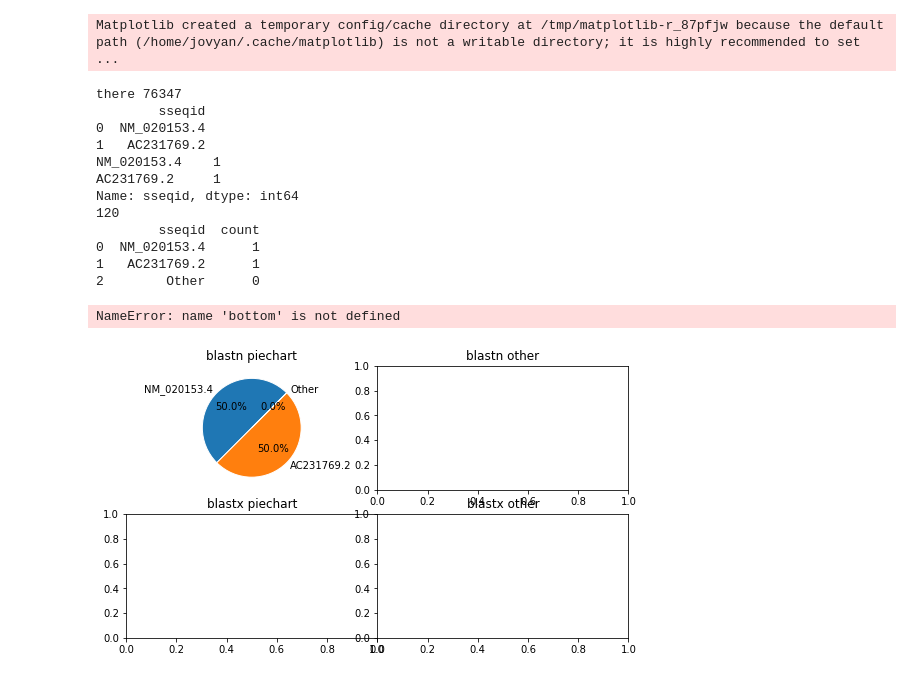
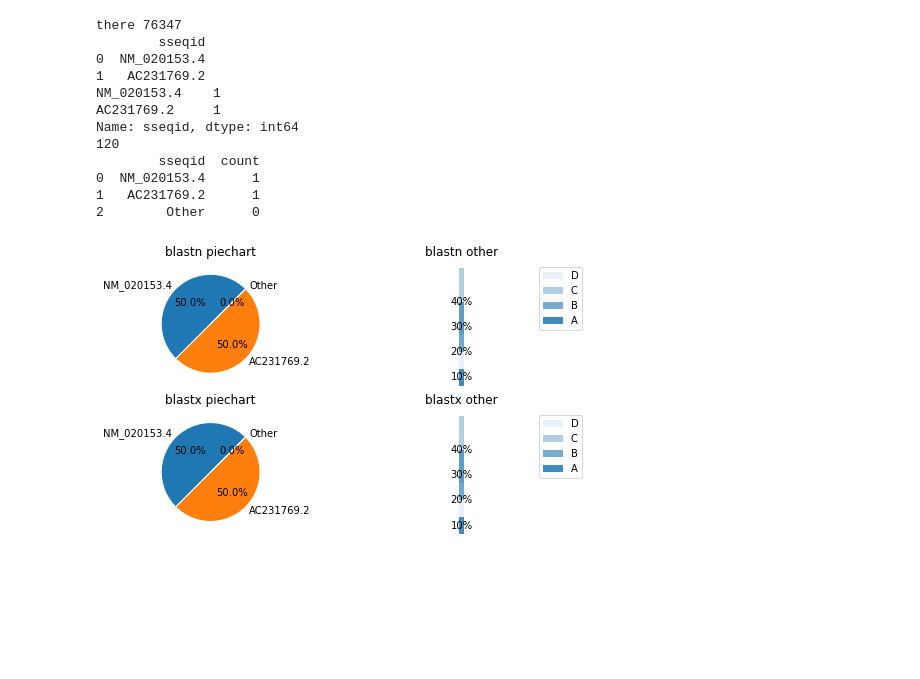
Before and after one commit to YeoLab/eclip-qc, a Jupyter notebook: jupyter_testing/unmap.ipynb, the cells around one changed output. Saved outputs shown, nothing was run; the diff lists cells and outputs as text; code cells hidden in the pictures; blank space fills up the shorter version.

Commit message:
Generate figures for blast n/x, still need to add percentage mapped

```diff
--- a/jupyter_testing/unmap.ipynb
+++ b/jupyter_testing/unmap.ipynb
@@ -142,12 +142,13 @@ sseq = sseq_count_df['sseqid']
 gene_ratios = [0.1, 0.3, 0.4, 0.2]
 
 gene_labels = ['A','B','C','D']
-
+bottom = 1
+width = .2
 wedges1, *_ = ax1.pie(count, labels = sseq, colors=None,autopct='%1.1f%%',startangle=45,
         wedgeprops={"linewidth": 1, "edgecolor": "white"})
 
 for j, (height, label) in enumerate(reversed([*zip(gene_ratios, gene_labels)])):
-    bottom -= height
+    bottom = height
     bc = ax2.bar(0, height, width, bottom=bottom, color='C0', label=label,
                  alpha=0.1 + 0.25 * j)
     ax2.bar_label(bc, labels=[f"{height:.0%}"], label_type='center')
@@ -157,46 +158,44 @@ ax2.legend()
 ax2.axis('off')
 ax2.set_xlim(- 2.5 * 2, 2.5 * 2)
 
 wedges2, *_ = ax3.pie(count, labels = sseq, colors=None,autopct='%1.1f%%',startangle=45,
         wedgeprops={"linewidth": 1, "edgecolor": "white"})
 
 for j, (height, label) in enumerate(reversed([*zip(gene_ratios, gene_labels)])):
-    bottom -= height
+    bottom = height
     bc = ax4.bar(0, height, width, bottom=bottom, color='C0', label=label,
                  alpha=0.1 + 0.25 * j)
     ax4.bar_label(bc, labels=[f"{height:.0%}"], label_type='center')
 
 # ax4.set_title('Other unmapped reads')
 ax4.legend()
 ax4.axis('off')
 ax4.set_xlim(- 2.5 * 2, 2.5 * 2)
 
 
 
 
 
 
 
 
 
 # ax.pie(count, labels = sseq, colors=None,autopct='%1.1f%%',startangle=45,
 #         wedgeprops={"linewidth": 1, "edgecolor": "white"})
 
 plt.show(block=True)
 # plt.savefig(piePath,format='png',bbox_inches='tight')
 # %% [output]
-Matplotlib created a temporary config/cache directory at /tmp/matplotlib-r_87pfjw because the default path (/home/jovyan/.cache/matplotlib) is not a writable directory; it is highly recommended to set ...
+there 76347
+        sseqid
+0  NM_020153.4
+1   AC231769.2
+NM_020153.4    1
+AC231769.2     1
+Name: sseqid, dtype: int64
+120
+        sseqid  count
+0  NM_020153.4      1
+1   AC231769.2      1
+2        Other      0
-there 76347
-        sseqid
-0  NM_020153.4
-1   AC231769.2
-NM_020153.4    1
-AC231769.2     1
-Name: sseqid, dtype: int64
-120
-        sseqid  count
-0  NM_020153.4      1
-1   AC231769.2      1
-2        Other      0
-NameError: name 'bottom' is not defined
-[figure, old version]
+[figure, new version]
```
Also changed, not shown: 4 other files.
